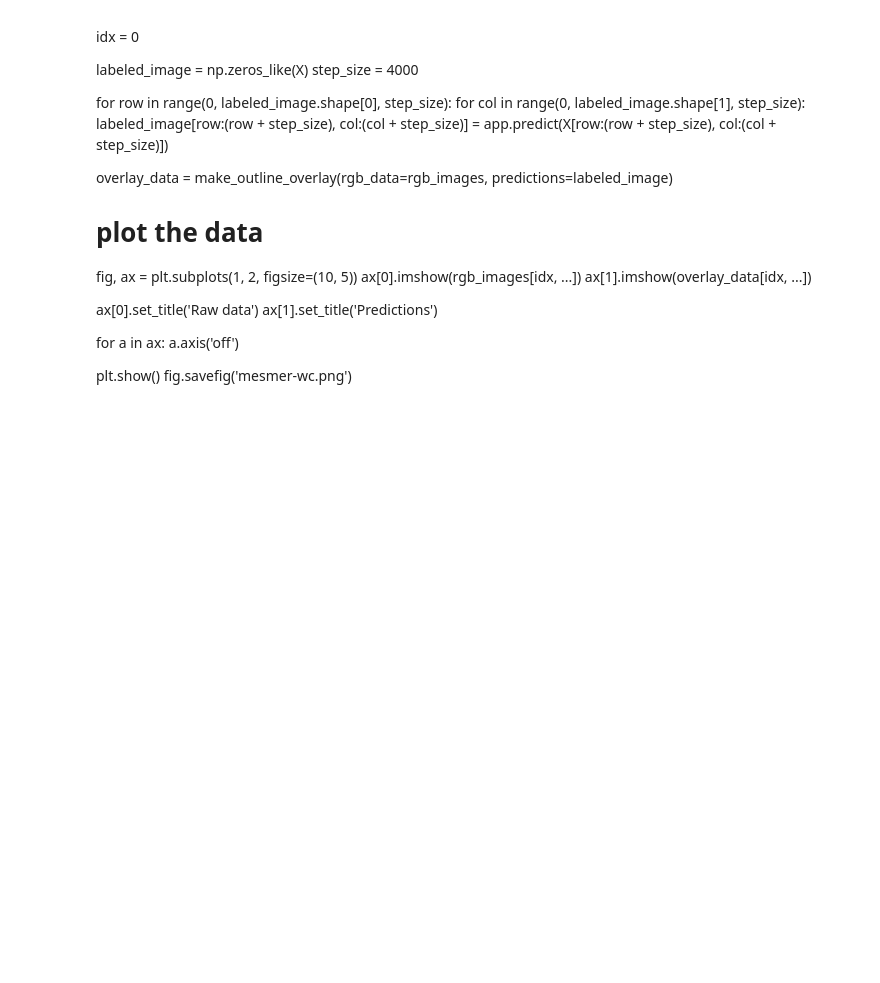
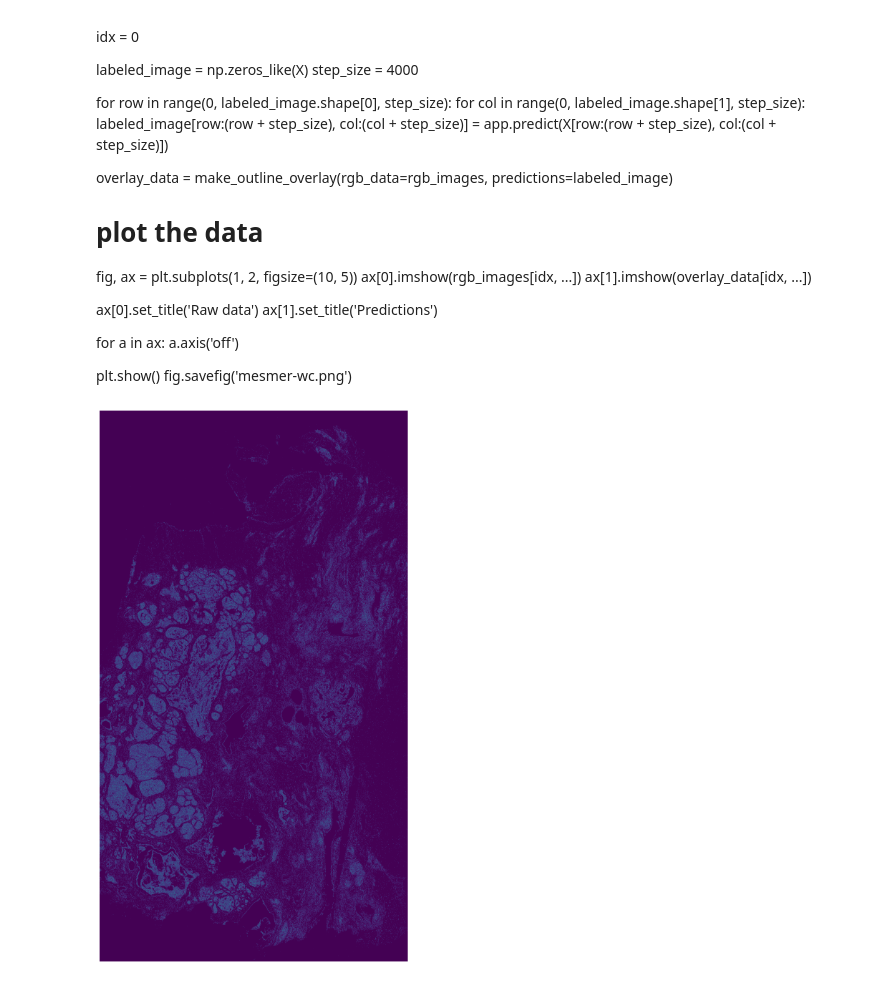
Before and after one commit to Center-for-Spatial-OMICs/PhenocyclerDownstream, a Jupyter notebook: DeepCell/DeepCell.ipynb, the cells around one changed output. Cells and saved outputs as stored; diff of their text form; code cells hidden in the pictures; blank space fills up the shorter version.

```diff
--- a/DeepCell/DeepCell.ipynb
+++ b/DeepCell/DeepCell.ipynb
@@ -112,3 +111,12 @@ temp1 = pd.read_csv('segmentation_predictions_expansion1.csv', index_col=False,
 output = np.random.rand(1, np.shape(temp0)[0], np.shape(temp0)[1], 2)
 output[0,...,0] = temp0
 output[0,...,1] = temp1
+# %%
+import pandas as pd
+mask = pd.read_csv('deepcellmask.csv', index_col=False, header=None)
+plt.figure(figsize=(10,10))
+plt.imshow(mask)
+plt.axis('off')
+plt.show()
+# %% [output]
+[figure, added]
```
Also changed, not shown: parts of 7 cells of this notebook, 2 other files.
